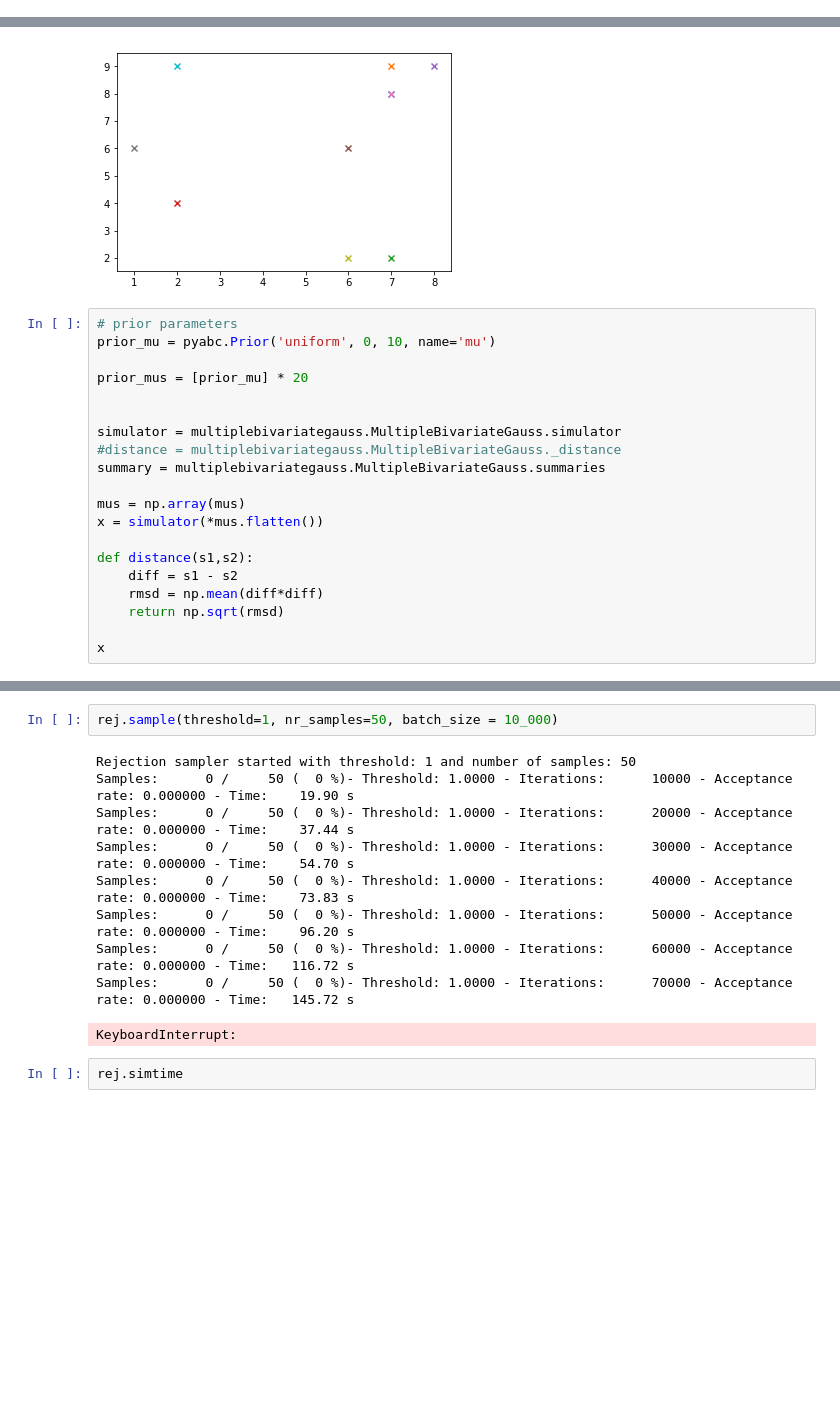
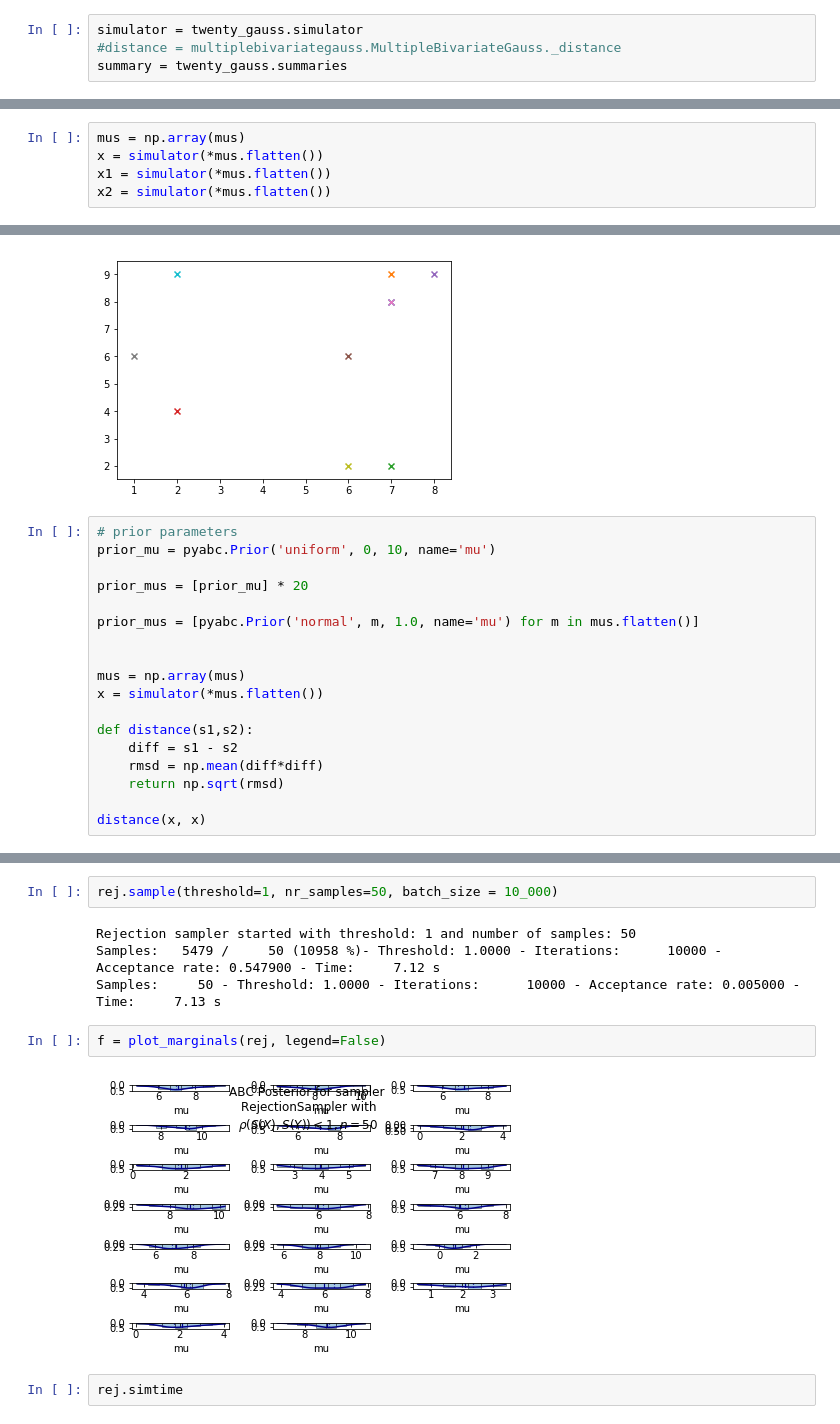
Before and after one commit to diadochos/acm2017_abc, a Jupyter notebook: notebooks/20BivariateGauss.ipynb, the cells around one changed output, grey strips where cells are left out. Drawn from its saved outputs; the diff is of its cells as text; blank space fills up the shorter version.

```diff
--- a/notebooks/20BivariateGauss.ipynb
+++ b/notebooks/20BivariateGauss.ipynb
@@ -11,6 +11,10 @@ from pyabc.plots import plot_marginals, plot_pairs
 from pyabc.prior import PriorList
 # %% [markdown]
 ### 20 bivariate Gaussians
+# %%
+simulator = twenty_gauss.simulator
+#distance = multiplebivariategauss.MultipleBivariateGauss._distance
+summary = twenty_gauss.summaries
 # %%
 np.random.seed(1337)
 
@@ -36,6 +40,11 @@ mus
  [1, 6],
  [6, 2],
  [2, 9]]
+# %%
+mus = np.array(mus)
+x = simulator(*mus.flatten())
+x1 = simulator(*mus.flatten())
+x2 = simulator(*mus.flatten())
 # %%
 for mu in mus:
     plt.scatter(mu[0], mu[1], marker='x')
@@ -49,10 +58,8 @@ prior_mu = pyabc.Prior('uniform', 0, 10, name='mu')
 
 prior_mus = [prior_mu] * 20
 
+prior_mus = [pyabc.Prior('normal', m, 1.0, name='mu') for m in mus.flatten()]
 
-simulator = multiplebivariategauss.MultipleBivariateGauss.simulator
-#distance = multiplebivariategauss.MultipleBivariateGauss._distance
-summary = multiplebivariategauss.MultipleBivariateGauss.summaries
 
 mus = np.array(mus)
 x = simulator(*mus.flatten())
@@ -62,5 +69,5 @@ def distance(s1,s2):
     rmsd = np.mean(diff*diff)
     return np.sqrt(rmsd)
 
-x
+distance(x, x)
 # %% [output]
@@ -131,14 +119,12 @@ bolfi = pyabc.BOLFI(
 rej.sample(threshold=1, nr_samples=50, batch_size = 10_000)
 # %% [output]
 Rejection sampler started with threshold: 1 and number of samples: 50
-Samples:      0 /     50 (  0 %)- Threshold: 1.0000 - Iterations:      10000 - Acceptance rate: 0.000000 - Time:    19.90 s
-Samples:      0 /     50 (  0 %)- Threshold: 1.0000 - Iterations:      20000 - Acceptance rate: 0.000000 - Time:    37.44 s
-Samples:      0 /     50 (  0 %)- Threshold: 1.0000 - Iterations:      30000 - Acceptance rate: 0.000000 - Time:    54.70 s
-Samples:      0 /     50 (  0 %)- Threshold: 1.0000 - Iterations:      40000 - Acceptance rate: 0.000000 - Time:    73.83 s
-Samples:      0 /     50 (  0 %)- Threshold: 1.0000 - Iterations:      50000 - Acceptance rate: 0.000000 - Time:    96.20 s
-Samples:      0 /     50 (  0 %)- Threshold: 1.0000 - Iterations:      60000 - Acceptance rate: 0.000000 - Time:   116.72 s
-Samples:      0 /     50 (  0 %)- Threshold: 1.0000 - Iterations:      70000 - Acceptance rate: 0.000000 - Time:   145.72 s
+Samples:   5479 /     50 (10958 %)- Threshold: 1.0000 - Iterations:      10000 - Acceptance rate: 0.547900 - Time:     7.12 s
+Samples:     50 - Threshold: 1.0000 - Iterations:      10000 - Acceptance rate: 0.005000 - Time:     7.13 s
-KeyboardInterrupt:
+# %%
+f = plot_marginals(rej, legend=False)
+# %% [output]
+[figure, added]
 # %%
 rej.simtime
 # %% [output]
```
Also changed, not shown: parts of 8 cells of this notebook, 3 other files.
